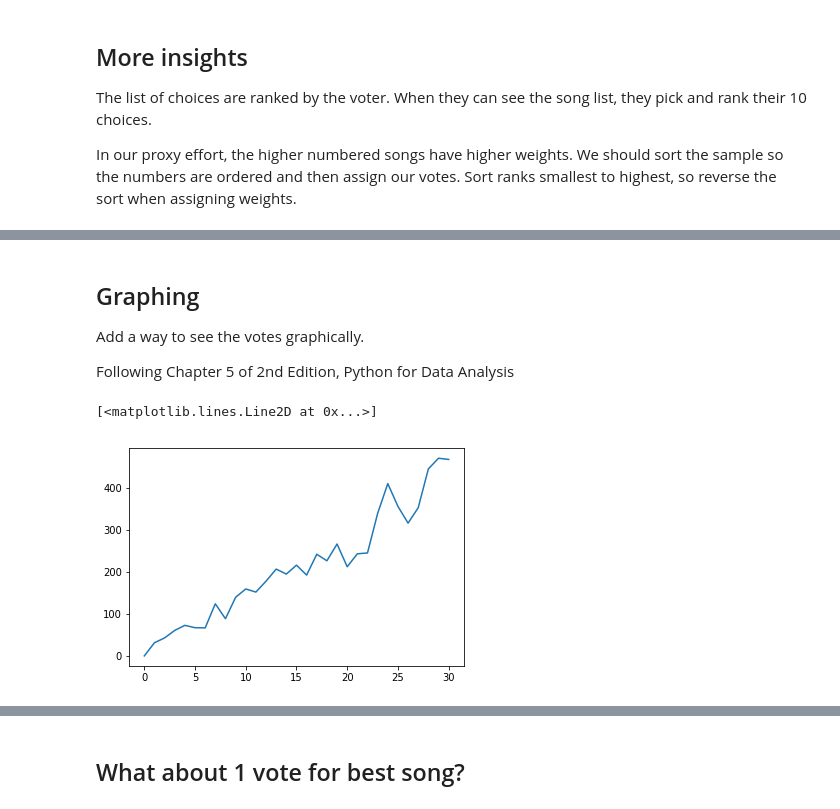
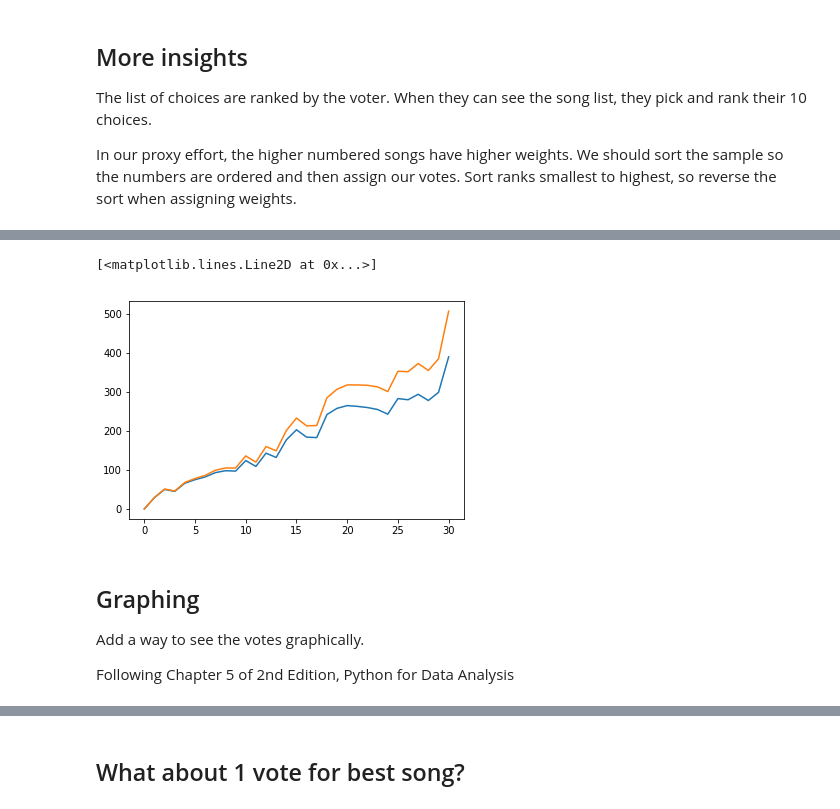
Before and after one commit to dwormuth/JupyterTop100, a Jupyter notebook: Top100.ipynb, the cells around one changed output, grey strips where cells are left out. Saved outputs shown, nothing was run; the diff lists cells and outputs as text; code cells hidden in the pictures.

```diff
--- a/Top100.ipynb
+++ b/Top100.ipynb
@@ -202,15 +172,0 @@ tophun = list(range(0,31))
-# %%
-for sng in range(0,31):
-    bsongs[sng] = 0;
-    tophun[sng] = 0;
-for voter in range(1,101):
-    indx = 10;
-    for sng in random.sample(range(1,31),10):
-        bsongs[sng] += indx;
-        indx -= 1;
-print(bsongs);
-for weight in range(0,31):
-    wt = (100 + weight)/100;
-    print(wt);
-    tophun[weight] = wt * bsongs[weight];
-print(tophun);
@@ -235,15 +172,0 @@ print(tophun);
-# %%
-for sng in range(0,31):
-    bsongs[sng] = 0;
-    tophun[sng] = 0;
-for voter in range(1,300001):
-    indx = 10;
-    for sng in random.sample(range(1,31),10):
-        bsongs[sng] += indx;
-        indx -= 1;
-print(bsongs);
-for weight in range(0,31):
-    wt = (100 + weight)/100;
-    #print(wt);
-    tophun[weight] = wt * bsongs[weight];
-print(tophun);
@@ -273,9 +177,8 @@ The list of choices are ranked by the voter. When they can see the song list, th
 
 In our proxy effort, the higher numbered songs have higher weights. We should sort the sample so the numbers are ordered and then assign our votes. Sort ranks smallest to highest, so reverse the sort when assigning weights.
 # %%
-for sng in range(0,31):
-    bsongs[sng] = 0;
-    tophun[sng] = 0;
+bsongs = np.zeros(MAX_SONG, dtype=int)
+tophun = np.zeros(MAX_SONG, dtype=int)
 for voter in range(1,101):
     indx = 10;
     picks = random.sample(range(1,31),10);
@@ -295,16 +213,13 @@ print(tophun);
+# %%
+plt.plot(bsongs[:31])
+plt.plot(tophun[:31])
+# %% [output]
+[<matplotlib.lines.Line2D at 0x...>]
+[figure, added]
 # %% [markdown]
 ## Graphing
 
 Add a way to see the votes graphically.
 
 Following Chapter 5 of 2nd Edition, Python for Data Analysis
-# %%
-import pandas as pd
-import matplotlib.pyplot as plt
-from pandas import Series, DataFrame
-obj = pd.Series(tophun)
-plt.plot(tophun)
-# %% [output]
-[<matplotlib.lines.Line2D at 0x...>]
-[figure, removed]
 # %%
```
Also changed, not shown: parts of 32 cells of this notebook.
